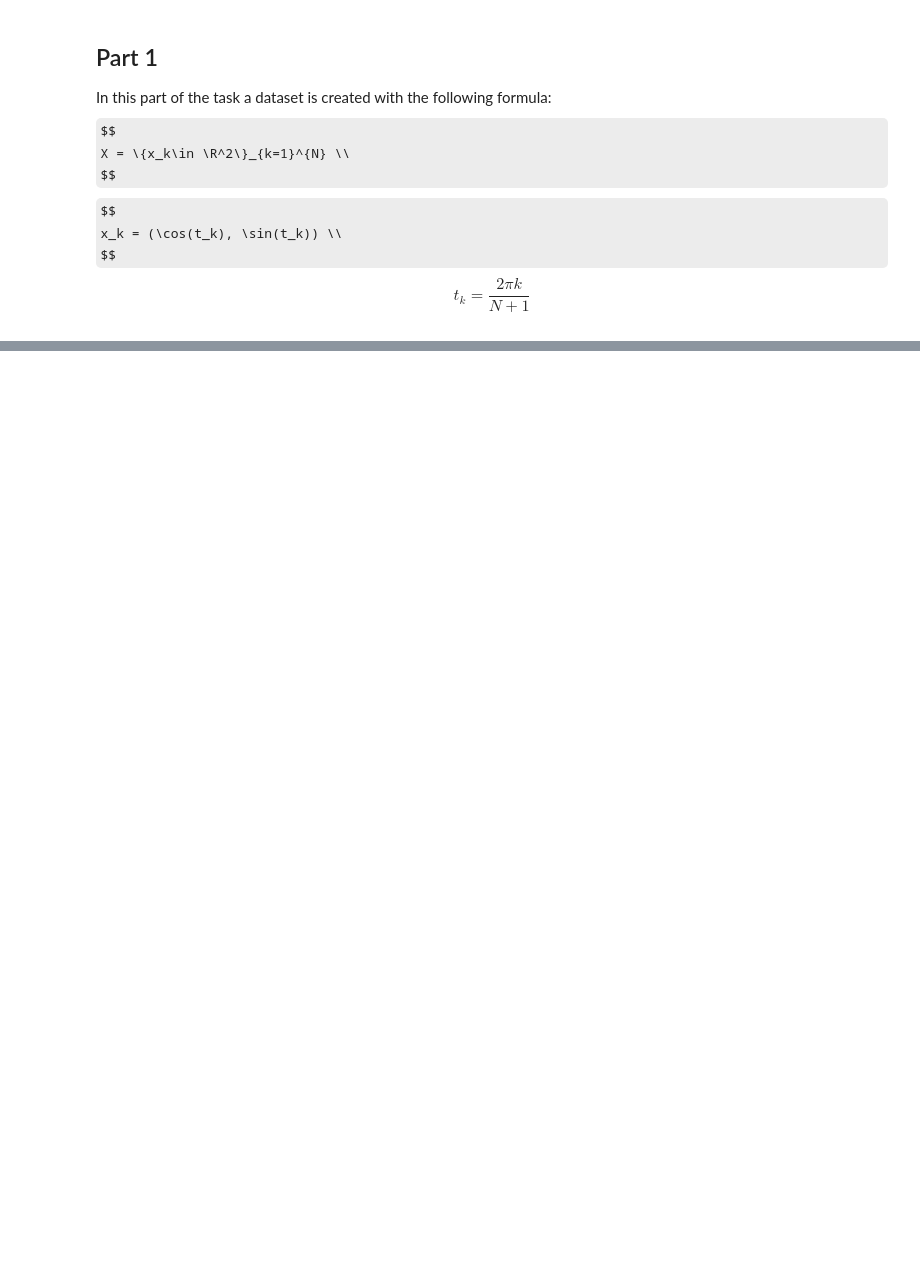
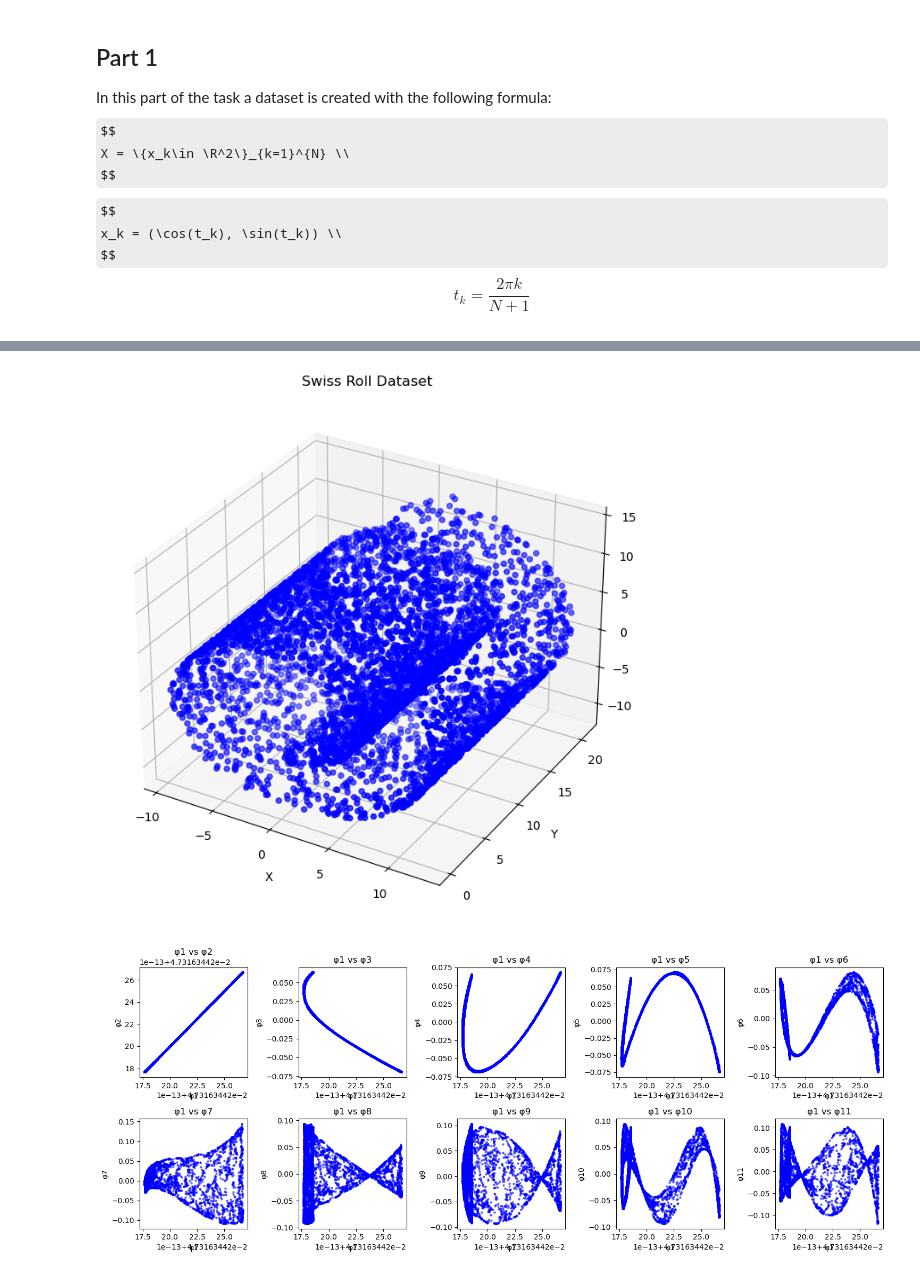
Before and after one commit to karthikeya-ms/ML_in_Crowd_Modelling_and_Simulation, a Jupyter notebook: EX3/notebooks/task2_diffusion_maps.ipynb, the cells around one changed output, grey strips where cells are left out. Drawn from its saved outputs; the diff is of its cells as text; code cells hidden in the pictures; some formulas as TeX source; blank space fills up the shorter version.

```diff
--- a/EX3/notebooks/task2_diffusion_maps.ipynb
+++ b/EX3/notebooks/task2_diffusion_maps.ipynb
@@ -48,0 +75,46 @@ for value in eigen_values:
+# %%
+# Step 1: Generate the "swiss roll" dataset
+np.random.seed(42)  # Set a seed for reproducibility
+X, _ = make_swiss_roll(n_samples=5000)
+
+# Step 1.1: Plot the initial 3D "swiss roll" dataset
+fig = plt.figure(figsize=(10, 8))
+ax = fig.add_subplot(111, projection='3d')
+ax.scatter(X[:, 0], X[:, 1], X[:, 2], c='blue', cmap='viridis', s=20)
+ax.set_title("Swiss Roll Dataset")
+ax.set_xlabel("X")
+ax.set_ylabel("Y")
+ax.set_zlabel("Z")
+plt.show()
+
+# Step 2: Apply the diffusion maps algorithm
+eigenvalues, eigenvectors = diffusion_map(X, diameter_percent=0.05, num_eigenvalues=10)
+
+# Step 3: Plot the first non-constant eigenfunction against other eigenfunctions
+fig, axes = plt.subplots(2, 5, figsize=(15, 6))
+for i, ax in enumerate(axes.flatten()):
+    ax.scatter(eigenvectors[:, 0], eigenvectors[:, i], s=5, c='blue', alpha=0.5)
+    ax.set_title(f'φ1 vs φ{i + 2}')
+    ax.set_xlabel('φ1')
+    ax.set_ylabel(f'φ{i + 2}')
+
+plt.tight_layout()
+plt.show()
+
+# Step 4: Determine when φl, l > 1 is no longer a function of φ1
+# You may visually inspect the plots to identify the point where the relationship changes.
+
+# Step 5: Compute the three principal components of the "swiss roll" dataset
+from sklearn.decomposition import PCA
+
+pca = PCA(n_components=3)
+X_pca = pca.fit_transform(X)
+
+# Step 6: Discuss why it's impossible to represent the data using only two principal components.
+
+# Step 7: Investigate the effect of using only 1000 data points
+X_1000, _ = make_swiss_roll(n_samples=1000)
+eigenvalues_1000, eigenvectors_1000 = diffusion_map(X_1000, diameter_percent=0.05, num_eigenvalues=10)
+# %% [output]
+[figure, added]
+[figure, added]
```
Also changed, not shown: parts of 4 cells of this notebook, 1 other file.
